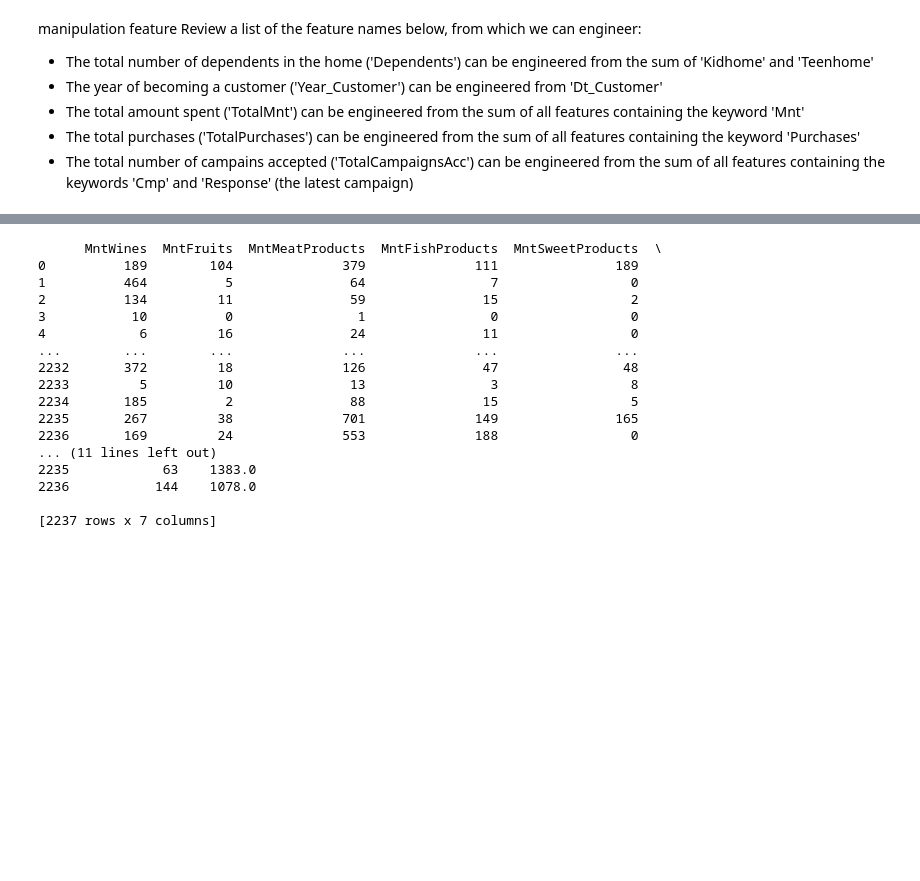
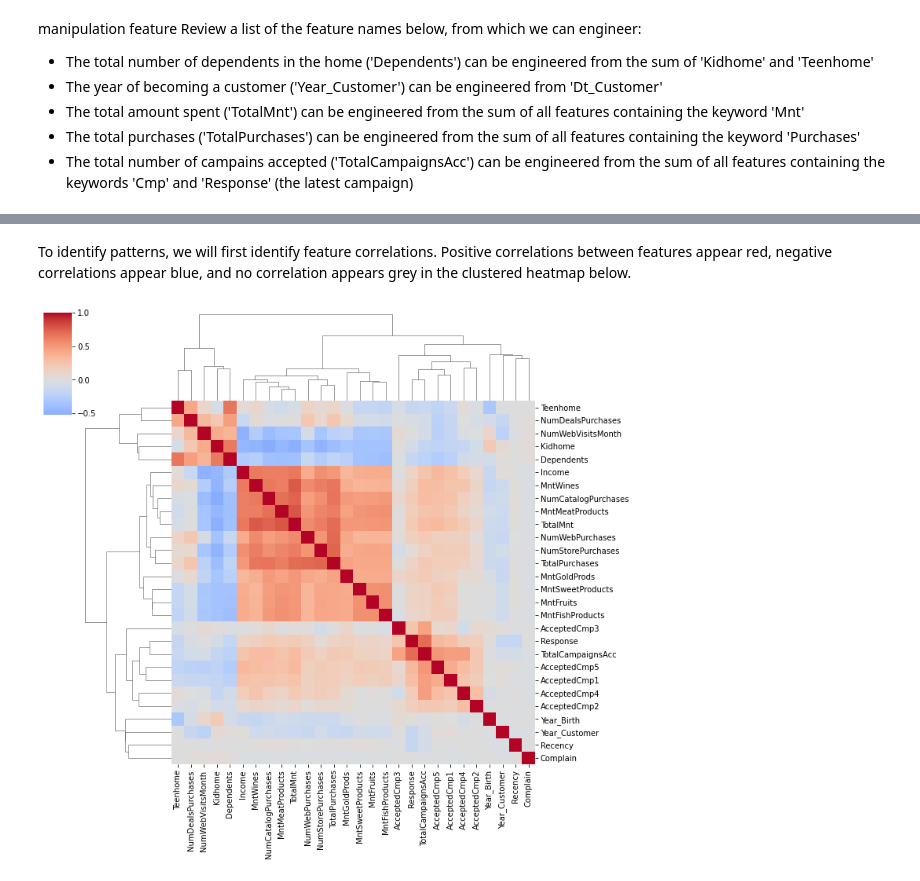
Before and after one commit to rjrizani/analysis-marketing, a Jupyter notebook: analysis-marketing-data.ipynb, the cells around one changed output, grey strips where cells are left out. Drawn from its saved outputs; the diff is of its cells as text; code cells hidden in the pictures; blank space fills up the shorter version.

```diff
--- a/analysis-marketing-data.ipynb
+++ b/analysis-marketing-data.ipynb
@@ -258,20 +258,11 @@ data[['ID', 'Dependents', 'Year_Customer', 'TotalMnt', 'TotalPurchases', 'TotalC
-# %%
-print(data[mnt_cols])
-# %% [output]
-      MntWines  MntFruits  MntMeatProducts  MntFishProducts  MntSweetProducts  \
-0          189        104              379              111               189
-1          464          5               64                7                 0
-2          134         11               59               15                 2
-3           10          0                1                0                 0
-4            6         16               24               11                 0
-...        ...        ...              ...              ...               ...
-2232       372         18              126               47                48
-2233         5         10               13                3                 8
-2234       185          2               88               15                 5
-2235       267         38              701              149               165
-2236       169         24              553              188                 0
-... (11 lines left out)
-2235            63    1383.0
-2236           144    1078.0
-
-[2237 rows x 7 columns]
+# %% [markdown]
+To identify patterns, we will first identify feature correlations. Positive correlations between features appear red, negative correlations appear blue, and no correlation appears grey in the clustered heatmap below.
+# %%
+#calculation correlation matrix
+## using non-parametric test of correlation by using kendall method since feature are binary
+corrs = data.drop(columns='ID').select_dtypes(include=np.number).corr(method='kendall')
+
+#plot clustered headmap of correlations
+sns.clustermap(corrs, cbar_pos=(-0.05, 0.8, 0.05, 0.18), cmap='coolwarm', center=0);
+# %% [output]
+[figure, added]
```
Also changed, not shown: parts of 40 cells of this notebook.
